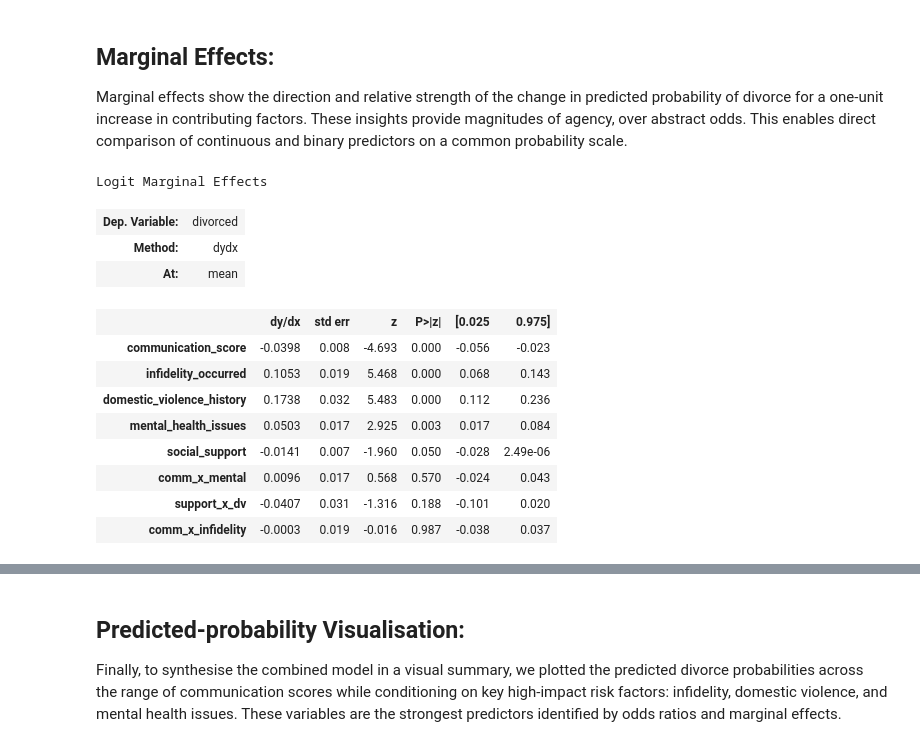
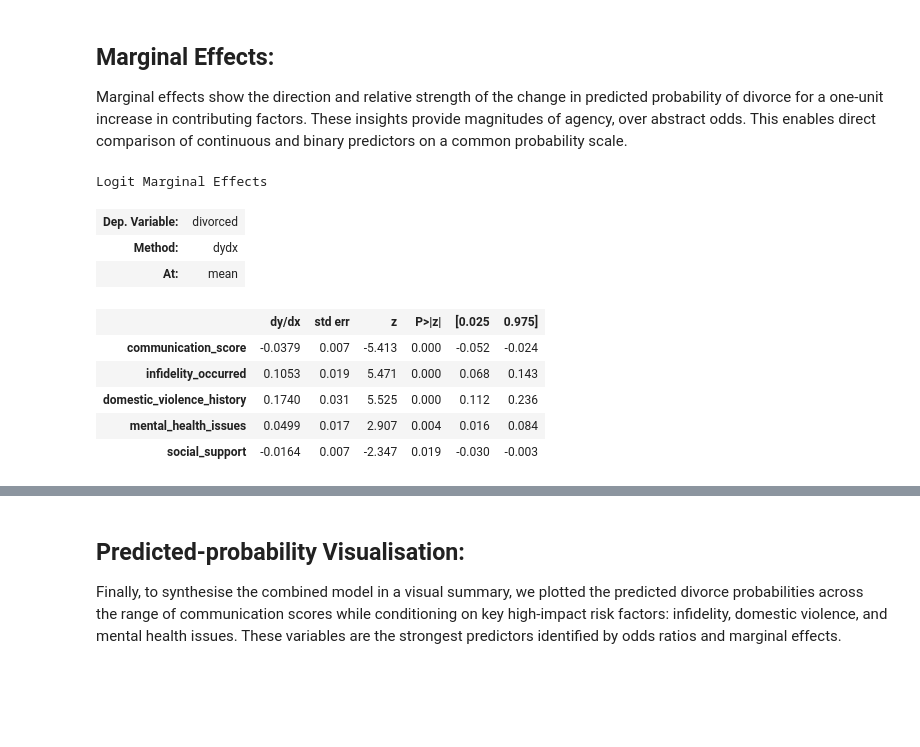
Before and after one commit to rowandama/Divorce-Summative, a Jupyter notebook: summative_divorce.ipynb, the cells around one changed output, grey strips where cells are left out. Drawn from its saved outputs; the diff is of its cells as text; code cells hidden in the pictures; blank space fills up the shorter version.

```diff
--- a/summative_divorce.ipynb
+++ b/summative_divorce.ipynb
@@ -892,12 +855,11 @@ Adding interactions deepens model realism by capturing conditional, non-independ
 # %%
-# adding interactions
+# adding interactions to combined model
 combined_df['comm_x_mental'] = combined_df['communication_score'] * combined_df['mental_health_issues']
 combined_df['support_x_dv'] = combined_df['social_support'] * combined_df['domestic_violence_history']
-combined_df['comm_x_infidelity'] = combined_df['communication_score'] * combined_df['infidelity_occurred']
 
 # fit new logistic model with interactions
 model3_interact = smf.logit(
-    'divorced ~ communication_score + infidelity_occurred + domestic_violence_history + mental_health_issues + social_support + comm_x_mental + support_x_dv + comm_x_infidelity',
+    'divorced ~ communication_score + infidelity_occurred + domestic_violence_history + mental_health_issues + social_support + comm_x_mental + support_x_dv',
     data=combined_df
 ).fit()
 
@@ -968,0 +897,6 @@ plt.show()
+# %%
+# model3 without interactions
+model3 = smf.logit(
+    'divorced ~ communication_score + infidelity_occurred + domestic_violence_history + mental_health_issues + social_support',
+    data=combined_df
+).fit()
@@ -1014,22 +967,19 @@ Marginal effects show the direction and relative strength of the change in predi
 These insights provide magnitudes of agency, over abstract odds. This enables direct comparison of continuous and binary predictors on a common probability scale.
 # %%
 # compute marginal effects for variables in combined model with interactions
-mfx = model3_interact.get_margeff(at='mean')  # at mean values of other variables
+mfx = model3.get_margeff(at='mean')  # at mean values of other variables
 mfx.summary()
 # %% [output]
 Logit Marginal Effects
 | Dep. Variable: | divorced |
 | Method: | dydx |
 | At: | mean |
 |  | dy/dx | std err | z | P>|z| | [0.025 | 0.975] |
-| communication_score | -0.0398 | 0.008 | -4.693 | 0.000 | -0.056 | -0.023 |
-| infidelity_occurred | 0.1053 | 0.019 | 5.468 | 0.000 | 0.068 | 0.143 |
-| domestic_violence_history | 0.1738 | 0.032 | 5.483 | 0.000 | 0.112 | 0.236 |
-| mental_health_issues | 0.0503 | 0.017 | 2.925 | 0.003 | 0.017 | 0.084 |
-| social_support | -0.0141 | 0.007 | -1.960 | 0.050 | -0.028 | 2.49e-06 |
-| comm_x_mental | 0.0096 | 0.017 | 0.568 | 0.570 | -0.024 | 0.043 |
-| support_x_dv | -0.0407 | 0.031 | -1.316 | 0.188 | -0.101 | 0.020 |
-| comm_x_infidelity | -0.0003 | 0.019 | -0.016 | 0.987 | -0.038 | 0.037 |
+| communication_score | -0.0379 | 0.007 | -5.413 | 0.000 | -0.052 | -0.024 |
+| infidelity_occurred | 0.1053 | 0.019 | 5.471 | 0.000 | 0.068 | 0.143 |
+| domestic_violence_history | 0.1740 | 0.031 | 5.525 | 0.000 | 0.112 | 0.236 |
+| mental_health_issues | 0.0499 | 0.017 | 2.907 | 0.004 | 0.016 | 0.084 |
+| social_support | -0.0164 | 0.007 | -2.347 | 0.019 | -0.030 | -0.003 |
 # %% [markdown]
 ## Interpretation:
 
```
Also changed, not shown: parts of 31 cells of this notebook.
